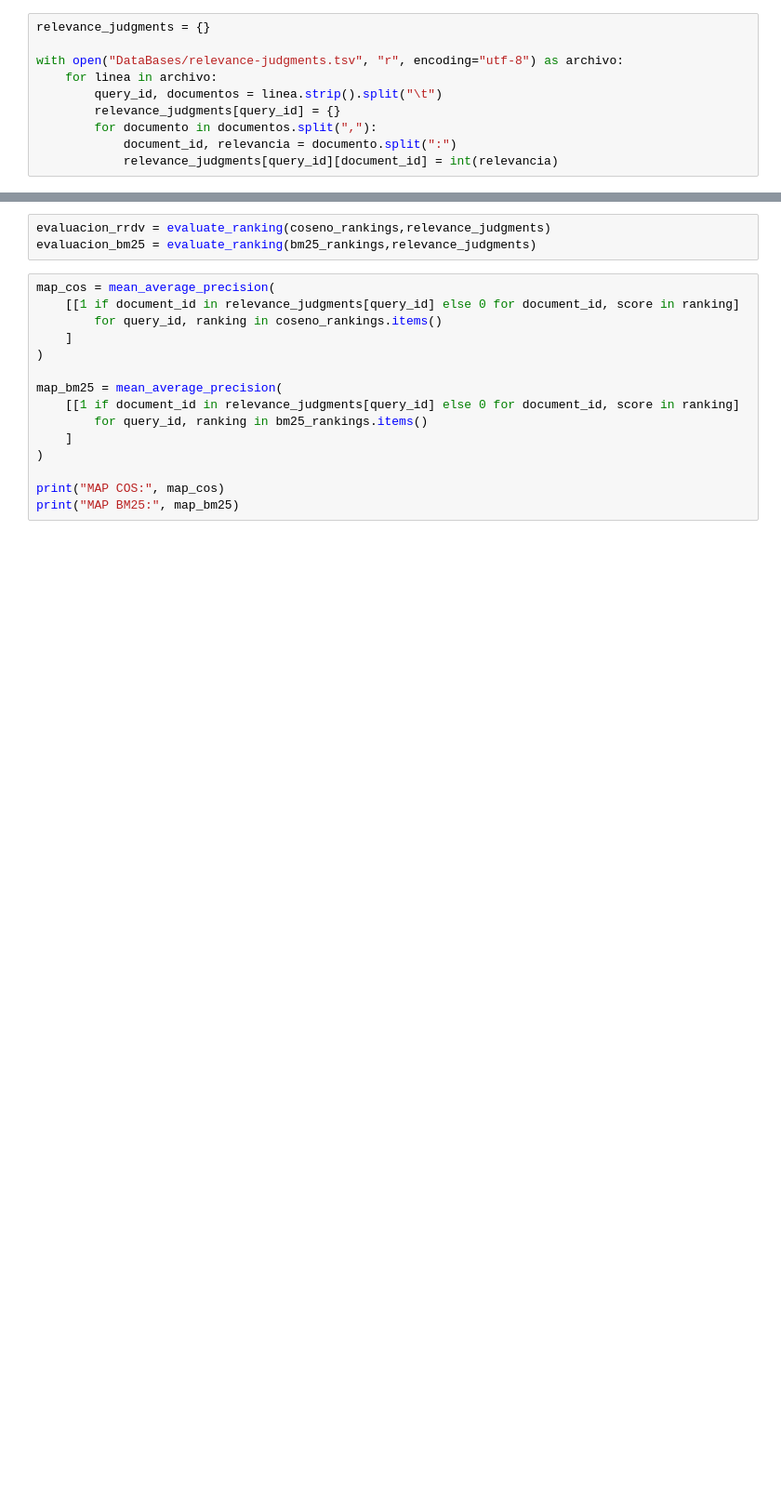
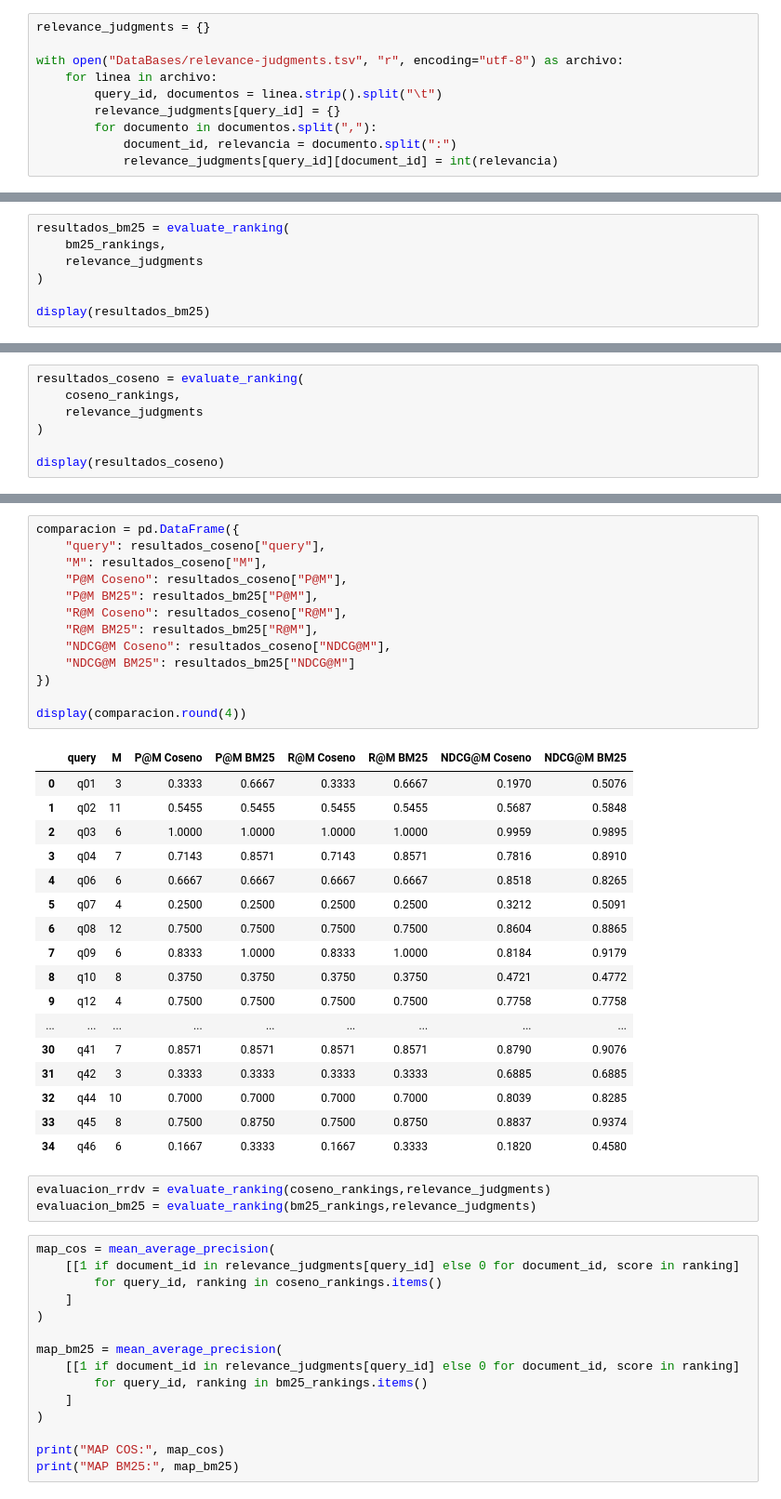
Before and after one commit to Things-I-learn/NLP-ml, a Jupyter notebook: Tarea1/Task1.ipynb, the cells around one changed output, grey strips where cells are left out. Shown at 93% size. Cells and saved outputs as stored; diff of their text form; blank space fills up the shorter version.

Commit message:
Ajuste de metricas para interpretacion coseno y bm25

```diff
--- a/Tarea1/Task1.ipynb
+++ b/Tarea1/Task1.ipynb
@@ -1770,3 +1812,10 @@ def evaluate_ranking(ranking, relevance_judgments):
         })
 
     return pd.DataFrame(resultados)
+# %%
+resultados_bm25 = evaluate_ranking(
+    bm25_rankings,
+    relevance_judgments
+)
+
+display(resultados_bm25)
@@ -1772,0 +1869,7 @@ def evaluate_ranking(ranking, relevance_judgments):
+# %%
+resultados_coseno = evaluate_ranking(
+    coseno_rankings,
+    relevance_judgments
+)
+
+display(resultados_coseno)
@@ -1773,3 +1925,34 @@ def evaluate_ranking(ranking, relevance_judgments):
+# %%
+comparacion = pd.DataFrame({
+    "query": resultados_coseno["query"],
+    "M": resultados_coseno["M"],
+    "P@M Coseno": resultados_coseno["P@M"],
+    "P@M BM25": resultados_bm25["P@M"],
+    "R@M Coseno": resultados_coseno["R@M"],
+    "R@M BM25": resultados_bm25["R@M"],
+    "NDCG@M Coseno": resultados_coseno["NDCG@M"],
+    "NDCG@M BM25": resultados_bm25["NDCG@M"]
+})
+
+display(comparacion.round(4))
+# %% [output]
+|  | query | M | P@M Coseno | P@M BM25 | R@M Coseno | R@M BM25 | NDCG@M Coseno | NDCG@M BM25 |
+| 0 | q01 | 3 | 0.3333 | 0.6667 | 0.3333 | 0.6667 | 0.1970 | 0.5076 |
+| 1 | q02 | 11 | 0.5455 | 0.5455 | 0.5455 | 0.5455 | 0.5687 | 0.5848 |
+| 2 | q03 | 6 | 1.0000 | 1.0000 | 1.0000 | 1.0000 | 0.9959 | 0.9895 |
+| 3 | q04 | 7 | 0.7143 | 0.8571 | 0.7143 | 0.8571 | 0.7816 | 0.8910 |
+| 4 | q06 | 6 | 0.6667 | 0.6667 | 0.6667 | 0.6667 | 0.8518 | 0.8265 |
+| 5 | q07 | 4 | 0.2500 | 0.2500 | 0.2500 | 0.2500 | 0.3212 | 0.5091 |
+| 6 | q08 | 12 | 0.7500 | 0.7500 | 0.7500 | 0.7500 | 0.8604 | 0.8865 |
+| 7 | q09 | 6 | 0.8333 | 1.0000 | 0.8333 | 1.0000 | 0.8184 | 0.9179 |
+| 8 | q10 | 8 | 0.3750 | 0.3750 | 0.3750 | 0.3750 | 0.4721 | 0.4772 |
+| 9 | q12 | 4 | 0.7500 | 0.7500 | 0.7500 | 0.7500 | 0.7758 | 0.7758 |
+| ... | ... | ... | ... | ... | ... | ... | ... | ... |
+| 30 | q41 | 7 | 0.8571 | 0.8571 | 0.8571 | 0.8571 | 0.8790 | 0.9076 |
+| 31 | q42 | 3 | 0.3333 | 0.3333 | 0.3333 | 0.3333 | 0.6885 | 0.6885 |
+| 32 | q44 | 10 | 0.7000 | 0.7000 | 0.7000 | 0.7000 | 0.8039 | 0.8285 |
+| 33 | q45 | 8 | 0.7500 | 0.8750 | 0.7500 | 0.8750 | 0.8837 | 0.9374 |
+| 34 | q46 | 6 | 0.1667 | 0.3333 | 0.1667 | 0.3333 | 0.1820 | 0.4580 |
 # %%
 evaluacion_rrdv = evaluate_ranking(coseno_rankings,relevance_judgments)
 evaluacion_bm25 = evaluate_ranking(bm25_rankings,relevance_judgments)
```
Also changed, not shown: parts of 9 cells of this notebook.
